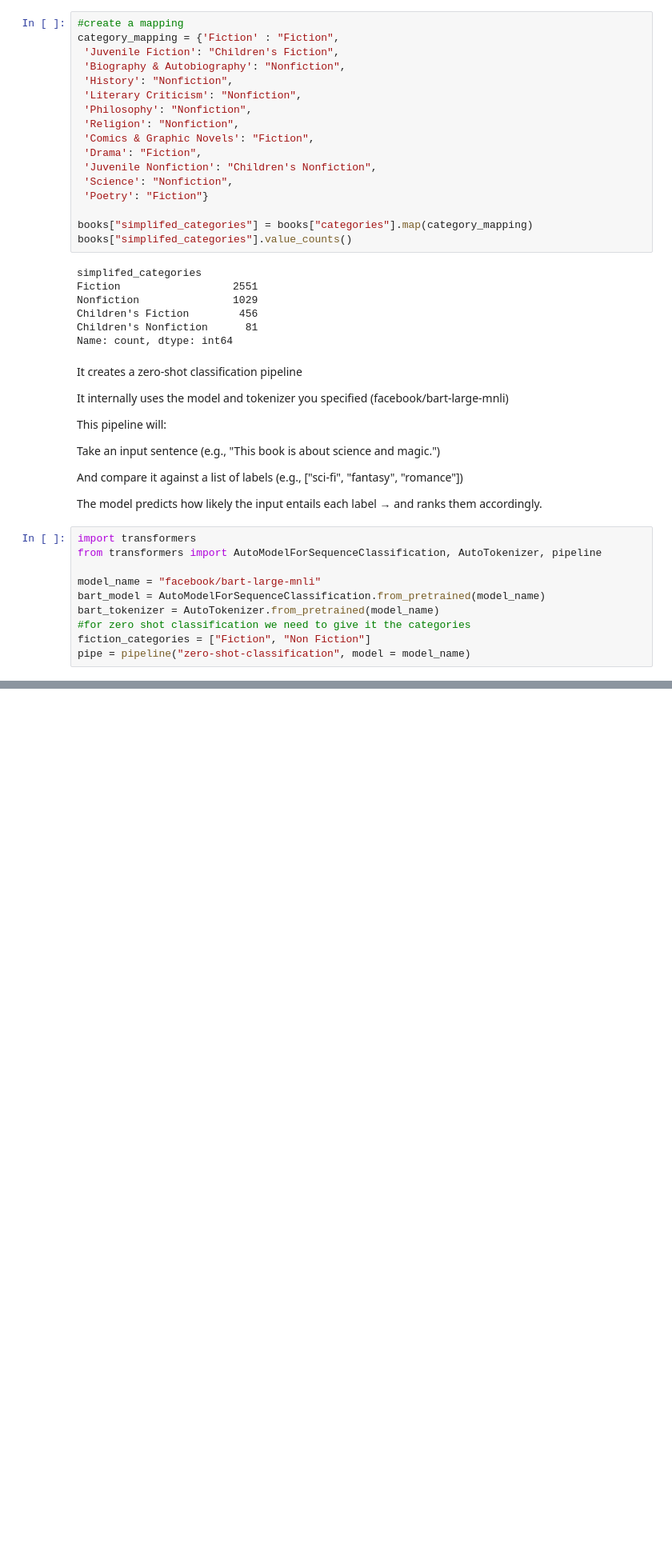
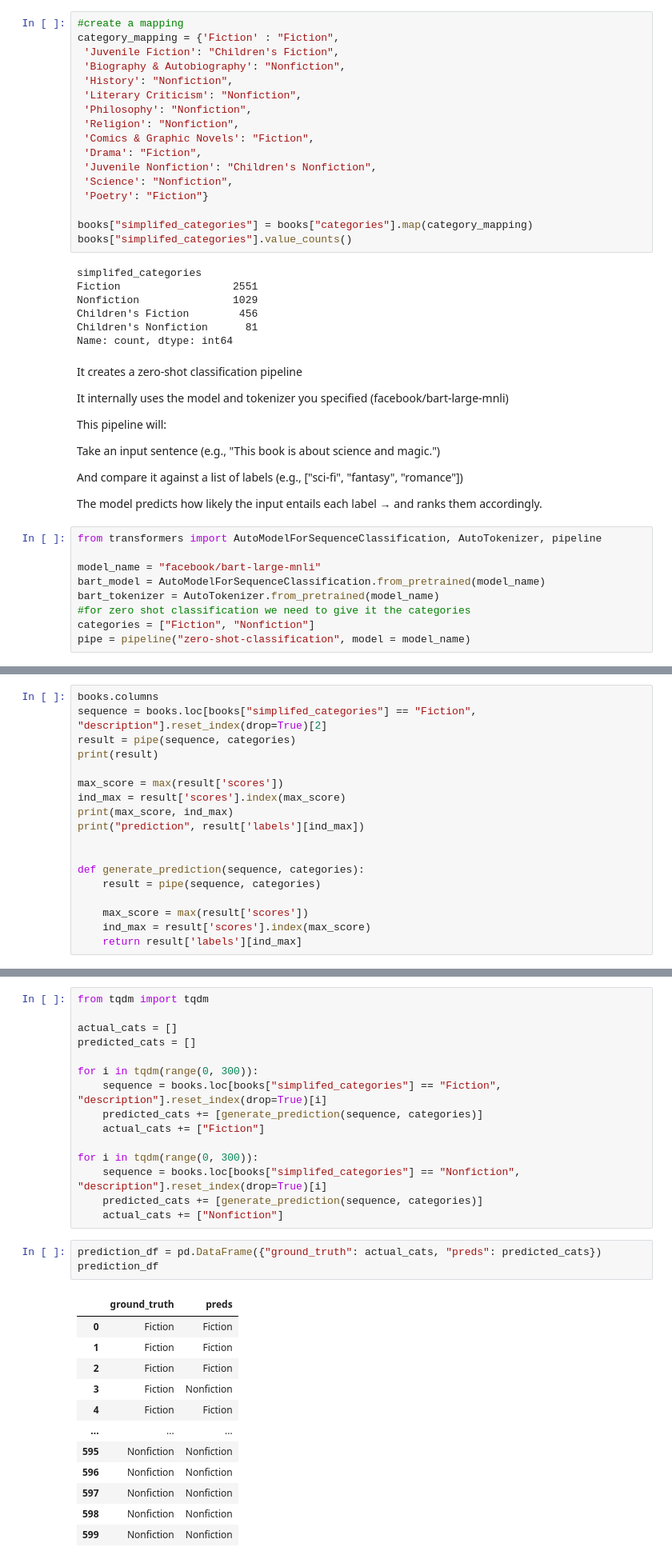
Before and after one commit to naomivgong/book-recommender, a Jupyter notebook: text_classifier.ipynb, the cells around one changed output, grey strips where cells are left out. Shown at 80% size. Cells and saved outputs as stored; diff of their text form; blank space fills up the shorter version.

```diff
--- a/text_classifier.ipynb
+++ b/text_classifier.ipynb
@@ -92,12 +92,11 @@ And compare it against a list of labels (e.g., ["sci-fi", "fantasy", "romance"])
 
 The model predicts how likely the input entails each label → and ranks them accordingly.
 # %%
-import transformers
 from transformers import AutoModelForSequenceClassification, AutoTokenizer, pipeline
 
 model_name = "facebook/bart-large-mnli"
 bart_model = AutoModelForSequenceClassification.from_pretrained(model_name)
 bart_tokenizer = AutoTokenizer.from_pretrained(model_name)
 #for zero shot classification we need to give it the categories
-fiction_categories = ["Fiction", "Non Fiction"]
+categories = ["Fiction", "Nonfiction"]
 pipe = pipeline("zero-shot-classification", model = model_name)
@@ -107,0 +105,18 @@ is_torch_greater_or_equal() got an unexpected keyword argument 'accept_dev'
+# %%
+books.columns
+sequence = books.loc[books["simplifed_categories"] == "Fiction", "description"].reset_index(drop=True)[2]
+result = pipe(sequence, categories)
+print(result)
+
+max_score = max(result['scores'])
+ind_max = result['scores'].index(max_score)
+print(max_score, ind_max)
+print("prediction", result['labels'][ind_max])
+
+
+def generate_prediction(sequence, categories):
+    result = pipe(sequence, categories)
+
+    max_score = max(result['scores'])
+    ind_max = result['scores'].index(max_score)
+    return result['labels'][ind_max]
@@ -107,0 +129,31 @@ is_torch_greater_or_equal() got an unexpected keyword argument 'accept_dev'
+# %%
+from tqdm import tqdm
+
+actual_cats = []
+predicted_cats = []
+
+for i in tqdm(range(0, 300)):
+    sequence = books.loc[books["simplifed_categories"] == "Fiction", "description"].reset_index(drop=True)[i]
+    predicted_cats += [generate_prediction(sequence, categories)]
+    actual_cats += ["Fiction"]
+
+for i in tqdm(range(0, 300)):
+    sequence = books.loc[books["simplifed_categories"] == "Nonfiction", "description"].reset_index(drop=True)[i]
+    predicted_cats += [generate_prediction(sequence, categories)]
+    actual_cats += ["Nonfiction"]
+# %%
+prediction_df = pd.DataFrame({"ground_truth": actual_cats, "preds": predicted_cats})
+prediction_df
+# %% [output]
+|  | ground_truth | preds |
+| 0 | Fiction | Fiction |
+| 1 | Fiction | Fiction |
+| 2 | Fiction | Fiction |
+| 3 | Fiction | Nonfiction |
+| 4 | Fiction | Fiction |
+| ... | ... | ... |
+| 595 | Nonfiction | Nonfiction |
+| 596 | Nonfiction | Nonfiction |
+| 597 | Nonfiction | Nonfiction |
+| 598 | Nonfiction | Nonfiction |
+| 599 | Nonfiction | Nonfiction |
```
Also changed, not shown: parts of 12 cells of this notebook.
